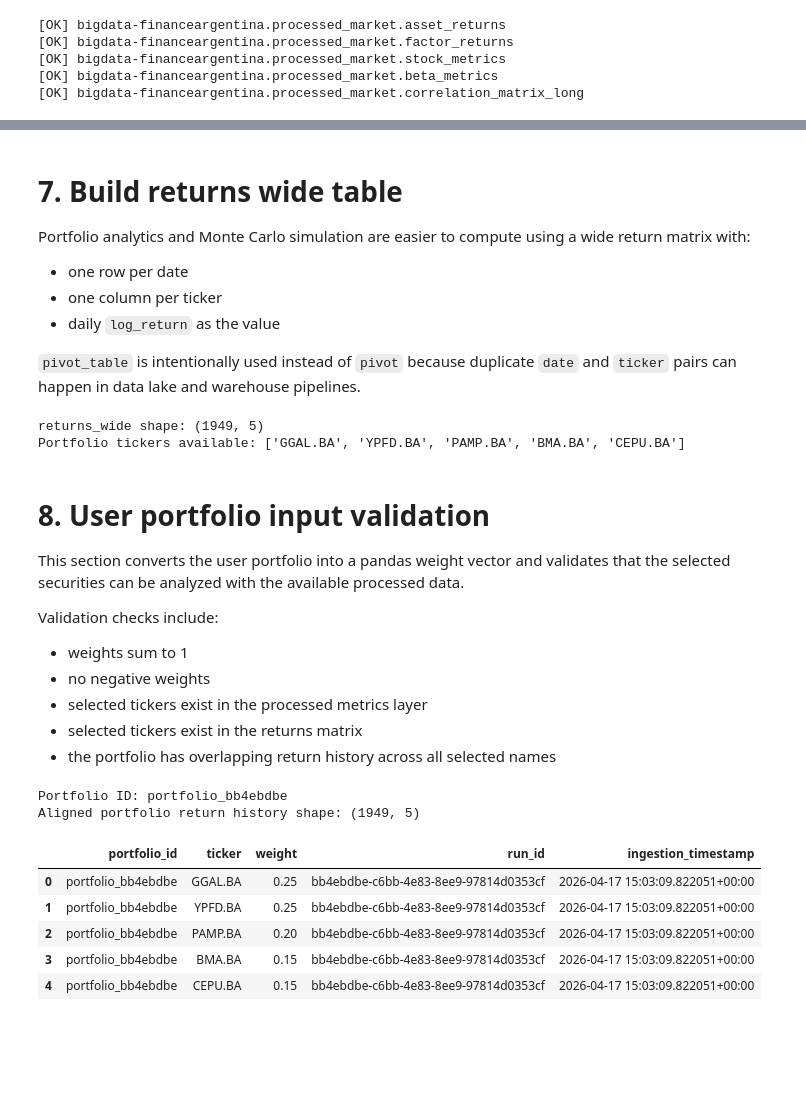
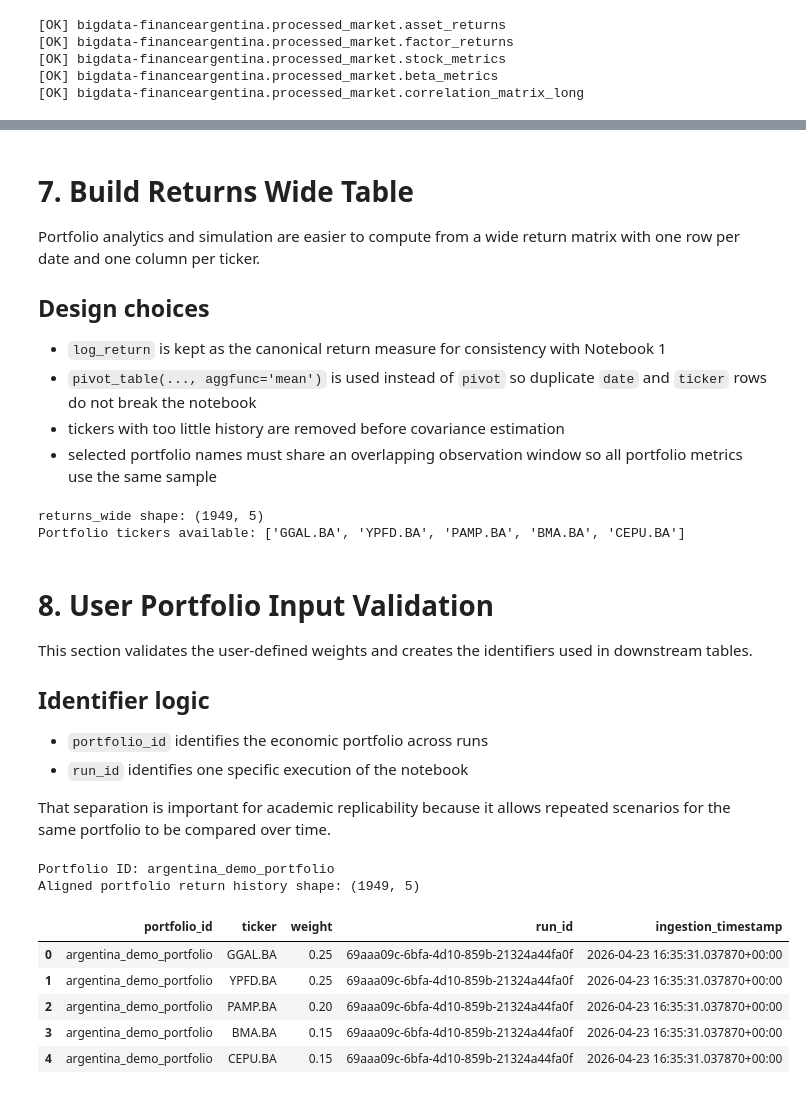
Before and after one commit to joseBouza17/bigdata-merval-analysis, a Jupyter notebook: 02_transform_serve_montecarlo.ipynb, the cells around one changed output, grey strips where cells are left out. Saved outputs shown, nothing was run; the diff lists cells and outputs as text; code cells hidden in the pictures; blank space fills up the shorter version.

```diff
--- a/02_transform_serve_montecarlo.ipynb
+++ b/02_transform_serve_montecarlo.ipynb
@@ -33,7 +31,11 @@ import numpy as np
 import pandas as pd
 import matplotlib.pyplot as plt
 from datetime import datetime, timezone
+from google.api_core.exceptions import NotFound
 from google.cloud import bigquery
+
+# Global annualization convention shared with Notebook 1 and the dbt models.
+TRADING_DAYS = 252
 
 PROJECT_ID = "bigdata-financeargentina"
 LOCATION = "US"
@@ -42,8 +44,11 @@ RAW_DATASET = "raw_market"
 PROCESSED_DATASET = "processed_market"
 ANALYTICS_DATASET = "analytics_market"
 
+# Stable portfolio identifier for cross-run comparison plus run-specific audit fields.
+PORTFOLIO_ID = "argentina_demo_portfolio"
 RUN_ID = str(uuid.uuid4())
 INGESTION_TIMESTAMP = datetime.now(timezone.utc)
+INCREMENTAL_MODE = False  # Set to False for a clean slate on each run.
 
 USER_PORTFOLIO = {
     "GGAL.BA": 0.25,
@@ -55,6 +60,6 @@ USER_PORTFOLIO = {
 
 INITIAL_PORTFOLIO_VALUE = 10000
 NUM_SIMULATIONS = 10000
-SIMULATION_DAYS = 252
+SIMULATION_DAYS = TRADING_DAYS
 RANDOM_SEED = 42
 # %% [markdown]
@@ -278,14 +310,15 @@ Loaded tables successfully:
 - beta_metrics: (5, 3)
 - correlation_matrix_long: (25, 3)
 # %% [markdown]
-# 7. Build returns wide table
+# 7. Build Returns Wide Table
 
-Portfolio analytics and Monte Carlo simulation are easier to compute using a wide return matrix with:
-- one row per date
-- one column per ticker
-- daily `log_return` as the value
+Portfolio analytics and simulation are easier to compute from a wide return matrix with one row per date and one column per ticker.
 
-`pivot_table` is intentionally used instead of `pivot` because duplicate `date` and `ticker` pairs can happen in data lake and warehouse pipelines.
+## Design choices
+- `log_return` is kept as the canonical return measure for consistency with Notebook 1
+- `pivot_table(..., aggfunc='mean')` is used instead of `pivot` so duplicate `date` and `ticker` rows do not break the notebook
+- tickers with too little history are removed before covariance estimation
+- selected portfolio names must share an overlapping observation window so all portfolio metrics use the same sample
 # %%
 required_asset_columns = {"date", "ticker", "log_return"}
 missing_asset_columns = required_asset_columns - set(asset_returns.columns)
@@ -329,54 +363,53 @@ print(f"Portfolio tickers available: {selected_tickers}")
 returns_wide shape: (1949, 5)
 Portfolio tickers available: ['GGAL.BA', 'YPFD.BA', 'PAMP.BA', 'BMA.BA', 'CEPU.BA']
 # %% [markdown]
-# 8. User portfolio input validation
+# 8. User Portfolio Input Validation
 
-This section converts the user portfolio into a pandas weight vector and validates that the selected securities can be analyzed with the available processed data.
+This section validates the user-defined weights and creates the identifiers used in downstream tables.
 
-Validation checks include:
-- weights sum to 1
-- no negative weights
-- selected tickers exist in the processed metrics layer
-- selected tickers exist in the returns matrix
-- the portfolio has overlapping return history across all selected names
+## Identifier logic
+- `portfolio_id` identifies the economic portfolio across runs
+- `run_id` identifies one specific execution of the notebook
+
+That separation is important for academic replicability because it allows repeated scenarios for the same portfolio to be compared over time.
 # %%
 weights = validate_portfolio_weights(USER_PORTFOLIO)
-PORTFOLIO_ID = f"portfolio_{RUN_ID[:8]}"
 
 available_stock_tickers = set(stock_metrics["ticker"].astype(str)) if "ticker" in stock_metrics.columns else set()
 missing_in_stock_metrics = sorted(set(weights.index) - available_stock_tickers)
 if missing_in_stock_metrics:
     raise ValueError(
         "The following portfolio tickers are missing from processed_market.stock_metrics: "
         + ", ".join(missing_in_stock_metrics)
     )
 
 portfolio_returns = returns_wide[weights.index.tolist()].copy()
+# Restrict to dates where the full portfolio is observable so all metrics share one comparable sample.
 portfolio_returns = portfolio_returns.dropna(how="any")
 
 if portfolio_returns.empty:
     raise ValueError(
         "There is no overlapping return history for the selected portfolio tickers after aligning dates."
     )
 
 portfolio_inputs = pd.DataFrame({
     "portfolio_id": PORTFOLIO_ID,
     "ticker": weights.index.astype(str),
     "weight": weights.values,
     "run_id": RUN_ID,
     "ingestion_timestamp": INGESTION_TIMESTAMP,
 })
 
 print(f"Portfolio ID: {PORTFOLIO_ID}")
 print(f"Aligned portfolio return history shape: {portfolio_returns.shape}")
 portfolio_inputs
 # %% [output]
-Portfolio ID: portfolio_bb4ebdbe
+Portfolio ID: argentina_demo_portfolio
 Aligned portfolio return history shape: (1949, 5)
 |  | portfolio_id | ticker | weight | run_id | ingestion_timestamp |
-| 0 | portfolio_bb4ebdbe | GGAL.BA | 0.25 | bb4ebdbe-c6bb-4e83-8ee9-97814d0353cf | 2026-04-17 15:03:09.822051+00:00 |
-| 1 | portfolio_bb4ebdbe | YPFD.BA | 0.25 | bb4ebdbe-c6bb-4e83-8ee9-97814d0353cf | 2026-04-17 15:03:09.822051+00:00 |
-| 2 | portfolio_bb4ebdbe | PAMP.BA | 0.20 | bb4ebdbe-c6bb-4e83-8ee9-97814d0353cf | 2026-04-17 15:03:09.822051+00:00 |
-| 3 | portfolio_bb4ebdbe | BMA.BA | 0.15 | bb4ebdbe-c6bb-4e83-8ee9-97814d0353cf | 2026-04-17 15:03:09.822051+00:00 |
-| 4 | portfolio_bb4ebdbe | CEPU.BA | 0.15 | bb4ebdbe-c6bb-4e83-8ee9-97814d0353cf | 2026-04-17 15:03:09.822051+00:00 |
+| 0 | argentina_demo_portfolio | GGAL.BA | 0.25 | 69aaa09c-6bfa-4d10-859b-21324a44fa0f | 2026-04-23 16:35:31.037870+00:00 |
+| 1 | argentina_demo_portfolio | YPFD.BA | 0.25 | 69aaa09c-6bfa-4d10-859b-21324a44fa0f | 2026-04-23 16:35:31.037870+00:00 |
+| 2 | argentina_demo_portfolio | PAMP.BA | 0.20 | 69aaa09c-6bfa-4d10-859b-21324a44fa0f | 2026-04-23 16:35:31.037870+00:00 |
+| 3 | argentina_demo_portfolio | BMA.BA | 0.15 | 69aaa09c-6bfa-4d10-859b-21324a44fa0f | 2026-04-23 16:35:31.037870+00:00 |
+| 4 | argentina_demo_portfolio | CEPU.BA | 0.15 | 69aaa09c-6bfa-4d10-859b-21324a44fa0f | 2026-04-23 16:35:31.037870+00:00 |
 # %% [markdown]
```
Also changed, not shown: parts of 28 cells of this notebook, 21 other files.
